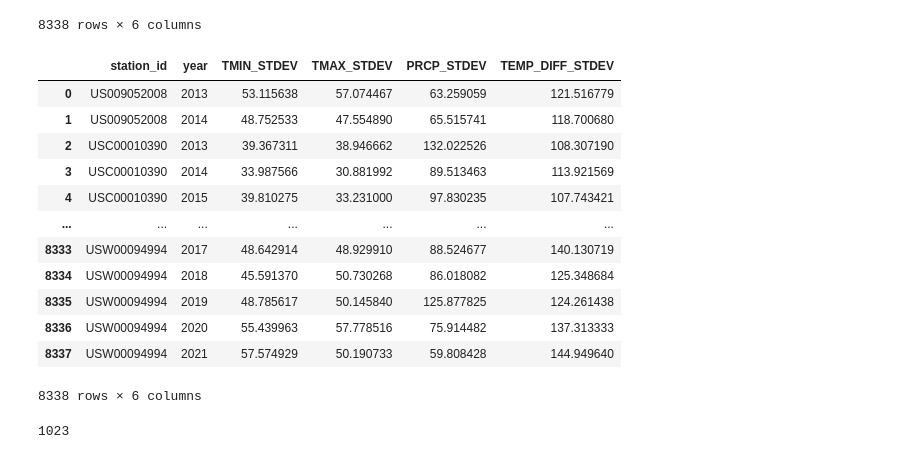
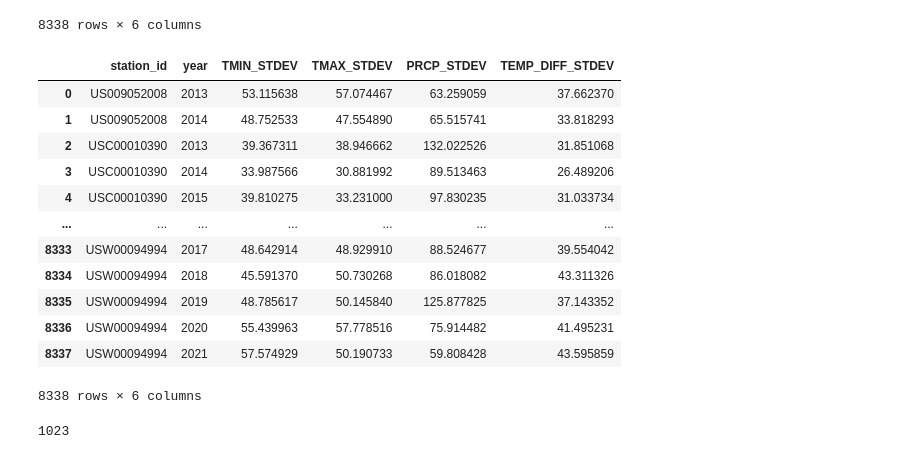
Before and after one commit to eric1650/w203_lab2, a Jupyter notebook: pumpkins/data_preparation.ipynb, the cells around one changed output. Drawn from its saved outputs; the diff is of its cells as text; code cells hidden in the pictures.

Commit message:
fixed TEMP_DIFF_STDEV aggregation method (EE)

```diff
--- a/pumpkins/data_preparation.ipynb
+++ b/pumpkins/data_preparation.ipynb
@@ -1417,32 +1417,32 @@ weather_avg
 # %%
 weather_stdev = weather.groupby(["station_id","year"]).agg({
     "TMIN" : "std",
     "TMAX" : "std",
     "PRCP" : "std",
-    "TEMP_DIFF" : "mean",
+    "TEMP_DIFF" : "std",
 }).reset_index()
 
 weather_stdev.rename(columns={
     "TMIN" : "TMIN_STDEV",
     "TMAX" : "TMAX_STDEV",
     "PRCP" : "PRCP_STDEV",
     "TEMP_DIFF" : "TEMP_DIFF_STDEV"
 }, inplace=True)
 
 weather_stdev
 # %% [output]
 |  | station_id | year | TMIN_STDEV | TMAX_STDEV | PRCP_STDEV | TEMP_DIFF_STDEV |
-| 0 | US009052008 | 2013 | 53.115638 | 57.074467 | 63.259059 | 121.516779 |
-| 1 | US009052008 | 2014 | 48.752533 | 47.554890 | 65.515741 | 118.700680 |
-| 2 | USC00010390 | 2013 | 39.367311 | 38.946662 | 132.022526 | 108.307190 |
-| 3 | USC00010390 | 2014 | 33.987566 | 30.881992 | 89.513463 | 113.921569 |
-| 4 | USC00010390 | 2015 | 39.810275 | 33.231000 | 97.830235 | 107.743421 |
+| 0 | US009052008 | 2013 | 53.115638 | 57.074467 | 63.259059 | 37.662370 |
+| 1 | US009052008 | 2014 | 48.752533 | 47.554890 | 65.515741 | 33.818293 |
+| 2 | USC00010390 | 2013 | 39.367311 | 38.946662 | 132.022526 | 31.851068 |
+| 3 | USC00010390 | 2014 | 33.987566 | 30.881992 | 89.513463 | 26.489206 |
+| 4 | USC00010390 | 2015 | 39.810275 | 33.231000 | 97.830235 | 31.033734 |
 | ... | ... | ... | ... | ... | ... | ... |
-| 8333 | USW00094994 | 2017 | 48.642914 | 48.929910 | 88.524677 | 140.130719 |
-| 8334 | USW00094994 | 2018 | 45.591370 | 50.730268 | 86.018082 | 125.348684 |
-| 8335 | USW00094994 | 2019 | 48.785617 | 50.145840 | 125.877825 | 124.261438 |
-| 8336 | USW00094994 | 2020 | 55.439963 | 57.778516 | 75.914482 | 137.313333 |
-| 8337 | USW00094994 | 2021 | 57.574929 | 50.190733 | 59.808428 | 144.949640 |
+| 8333 | USW00094994 | 2017 | 48.642914 | 48.929910 | 88.524677 | 39.554042 |
+| 8334 | USW00094994 | 2018 | 45.591370 | 50.730268 | 86.018082 | 43.311326 |
+| 8335 | USW00094994 | 2019 | 48.785617 | 50.145840 | 125.877825 | 37.143352 |
+| 8336 | USW00094994 | 2020 | 55.439963 | 57.778516 | 75.914482 | 41.495231 |
+| 8337 | USW00094994 | 2021 | 57.574929 | 50.190733 | 59.808428 | 43.595859 |
 8338 rows × 6 columns
 # %%
 len(weather_stdev.station_id.unique())
```
Also changed, not shown: parts of 2 cells of this notebook, 1 other file.
